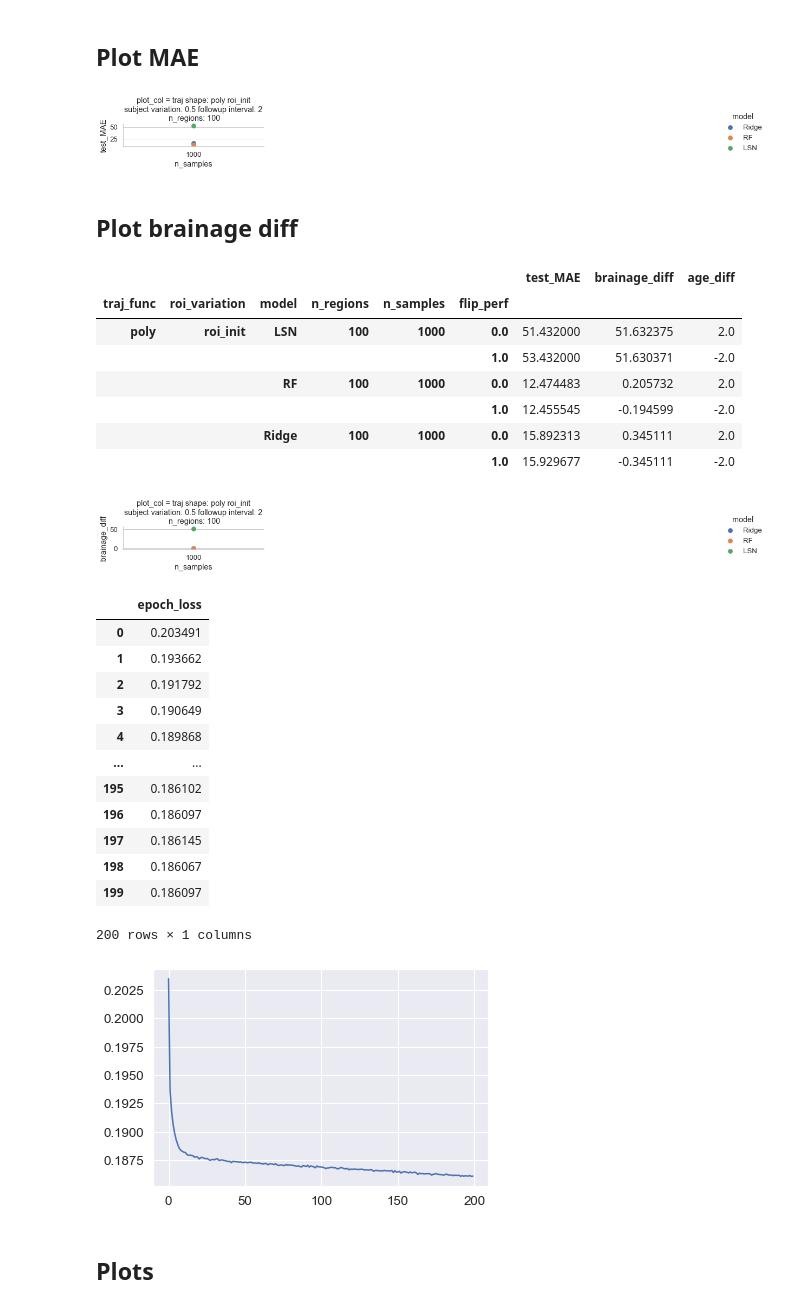
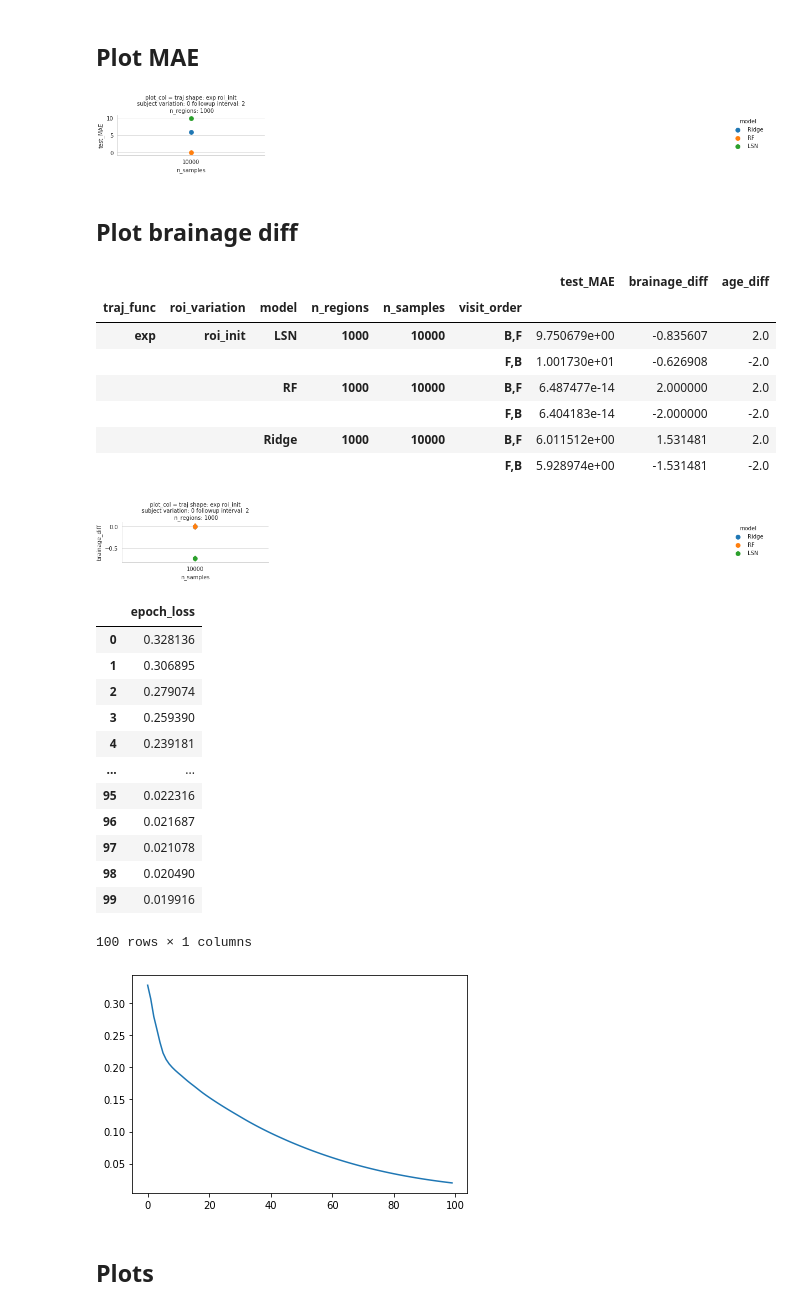
Before and after one commit to nikhil153/brain-diff, a Jupyter notebook: notebooks/7_brain_diff_sim.ipynb, the cells around one changed output. Drawn from its saved outputs; the diff is of its cells as text; code cells hidden in the pictures.

```diff
--- a/notebooks/7_brain_diff_sim.ipynb
+++ b/notebooks/7_brain_diff_sim.ipynb
@@ -142,22 +142,23 @@ sns.histplot(x="diff",bins=100,hue="type",data=plot_df)
 ## Run entire toy example
 # %%
 # Traj params (Fixed)
-traj_func_list = ["poly"] # "poly"
+traj_func_list = ["exp"] # "poly"
 roi_variation_list = ["roi_init"] #, "roi_time"]
 
-subject_variation_list = [0.5]
+subject_variation_list = [0]
 followup_list = [2]
 n_iterations = 1
 data_aug = True
 get_flip_perf = True
+swap_only = True
 
 n_timepoints = 100
-n_samples_list = [1000]
-n_regions_list = [100]
+n_samples_list = [10000]
+n_regions_list = [1000]
 
 lr = 0.001
-batch_size = 10
-n_epochs = 200
+batch_size = 1000
+n_epochs = 100
 hidden_node_list = [10,50,100]
 n_jobs = 4
 
@@ -211,19 +212,23 @@ for it in np.arange(n_iterations):
                                 y_baseline_CV = y_baseline[:n_CV]
                                 y_followup_CV = y_followup[:n_CV]
 
-                                X_CV, y_CV = augment_data(X_baseline_CV, X_followup_CV, y_baseline_CV, y_followup_CV)
+                                X_CV, y_CV = augment_data(X_baseline_CV, X_followup_CV, y_baseline_CV, y_followup_CV, swap_only=swap_only)
 
                             if get_flip_perf:
-                                flip_perf = np.append(np.zeros(len(y_test)),np.ones(len(y_test))) # [False, True]
+                                if swap_only:
+                                    visit_order = list(np.tile(("B,F"),len(y_test))) + list(np.tile(("F,B"),len(y_test)))
+                                else:
+                                    visit_order = list(np.tile(("B,F"),len(y_test))) + list(np.tile(("F,B"),len(y_test))) \
+                                                + list(np.tile(("B,B"),len(y_test))) + list(np.tile(("F,F"),len(y_test)))
 
                                 X_baseline_test = X_test[:,:n_regions]
                                 X_followup_test = X_test[:,n_regions:]
                                 y_baseline_test = y_test[:,0]
                                 y_followup_test = y_test[:,1]
 
-                                X_test, y_test = augment_data(X_baseline_test, X_followup_test, y_baseline_test, y_followup_test, swap_only=True)
+                                X_test, y_test = augment_data(X_baseline_test, X_followup_test, y_baseline_test, y_followup_test, swap_only=swap_only)
                             else:
-                                flip_perf = np.zeros(len(y_test)) # Set flag to False
+                                visit_order = list(np.tile(("B,F"),len(y_test)))
 
                             # Run Models
                             for model_name, model_instance in model_dict.items():
@@ -338,7 +343,7 @@ for it in np.arange(n_iterations):
                                 df["traj_func"] = traj_func
                                 df["roi_variation"] = roi_variation
                                 df["data_aug"] = data_aug
-                                df["flip_perf"] = flip_perf
+                                df["visit_order"] = visit_order
                                 df["iter"] = it
 
                                 perf_df = perf_df.append(df)
@@ -386,30 +391,30 @@ plot_df["test_r"] = 0.5 * (plot_df["test_r1"] +plot_df["test_r1"])
 with sns.axes_style("whitegrid"):
     g = sns.catplot(y="test_MAE",x="n_samples",hue="model",col="plot_col",col_wrap=4, kind="point", data=plot_df, aspect=2, height=2, sharey=False)
 # %% [output]
-[figure, old version]
+[figure, new version]
 # %% [markdown]
 ## Plot brainage diff
 # %%
 plot_df["age_diff"] = plot_df["test_age_2"] - plot_df["test_age_1"]
 plot_df["brainage_diff"] = plot_df["test_brainage_2"] - plot_df["test_brainage_1"]
 
 # print(f"Save string for followup: {followup_interval}")
 # print(f"run2_brainage-diff_func_{func_type}_roi-var_{shift_param}_subject-var_{subject_variation}")
 
 with sns.axes_style("whitegrid"):
     g = sns.catplot(y="brainage_diff",x="n_samples",hue="model",col="plot_col",col_wrap=4, kind="point", data=plot_df, aspect=2, height=2, sharey=False)
 
-plot_df.groupby(["traj_func", "roi_variation","model","n_regions","n_samples","flip_perf"])["test_MAE","brainage_diff","age_diff"].mean()
+plot_df.groupby(["traj_func", "roi_variation","model","n_regions","n_samples","visit_order"])["test_MAE","brainage_diff","age_diff"].mean()
 # %% [output]
 |  |  |  |  |  |  | test_MAE | brainage_diff | age_diff |
-| traj_func | roi_variation | model | n_regions | n_samples | flip_perf |  |  |  |
-| poly | roi_init | LSN | 100 | 1000 | 0.0 | 51.432000 | 51.632375 | 2.0 |
-|  |  |  |  |  | 1.0 | 53.432000 | 51.630371 | -2.0 |
-|  |  | RF | 100 | 1000 | 0.0 | 12.474483 | 0.205732 | 2.0 |
-|  |  |  |  |  | 1.0 | 12.455545 | -0.194599 | -2.0 |
-|  |  | Ridge | 100 | 1000 | 0.0 | 15.892313 | 0.345111 | 2.0 |
-|  |  |  |  |  | 1.0 | 15.929677 | -0.345111 | -2.0 |
+| traj_func | roi_variation | model | n_regions | n_samples | visit_order |  |  |  |
+| exp | roi_init | LSN | 1000 | 10000 | B,F | 9.750679e+00 | -0.835607 | 2.0 |
+|  |  |  |  |  | F,B | 1.001730e+01 | -0.626908 | -2.0 |
+|  |  | RF | 1000 | 10000 | B,F | 6.487477e-14 | 2.000000 | 2.0 |
+|  |  |  |  |  | F,B | 6.404183e-14 | -2.000000 | -2.0 |
+|  |  | Ridge | 1000 | 10000 | B,F | 6.011512e+00 | 1.531481 | 2.0 |
+|  |  |  |  |  | F,B | 5.928974e+00 | -1.531481 | -2.0 |
-[figure, old version]
+[figure, new version]
 # %%
 # perf_df.to_csv("results/simulation/brain_diff_sim_twinmodels_data_aug_success_run.csv")
 #
@@ -421,19 +426,19 @@ plt.plot(epoch_loss_df)
 epoch_loss_df
 # %% [output]
 |  | epoch_loss |
-| 0 | 0.203491 |
-| 1 | 0.193662 |
-| 2 | 0.191792 |
-| 3 | 0.190649 |
-| 4 | 0.189868 |
+| 0 | 0.328136 |
+| 1 | 0.306895 |
+| 2 | 0.279074 |
+| 3 | 0.259390 |
+| 4 | 0.239181 |
 | ... | ... |
-| 195 | 0.186102 |
-| 196 | 0.186097 |
-| 197 | 0.186145 |
-| 198 | 0.186067 |
-| 199 | 0.186097 |
+| 95 | 0.022316 |
+| 96 | 0.021687 |
+| 97 | 0.021078 |
+| 98 | 0.020490 |
+| 99 | 0.019916 |
-200 rows × 1 columns
+100 rows × 1 columns
-[figure, old version]
+[figure, new version]
 # %% [markdown]
 ## Plots
 # %%
```
Also changed, not shown: parts of 5 cells of this notebook, 2 other files.
